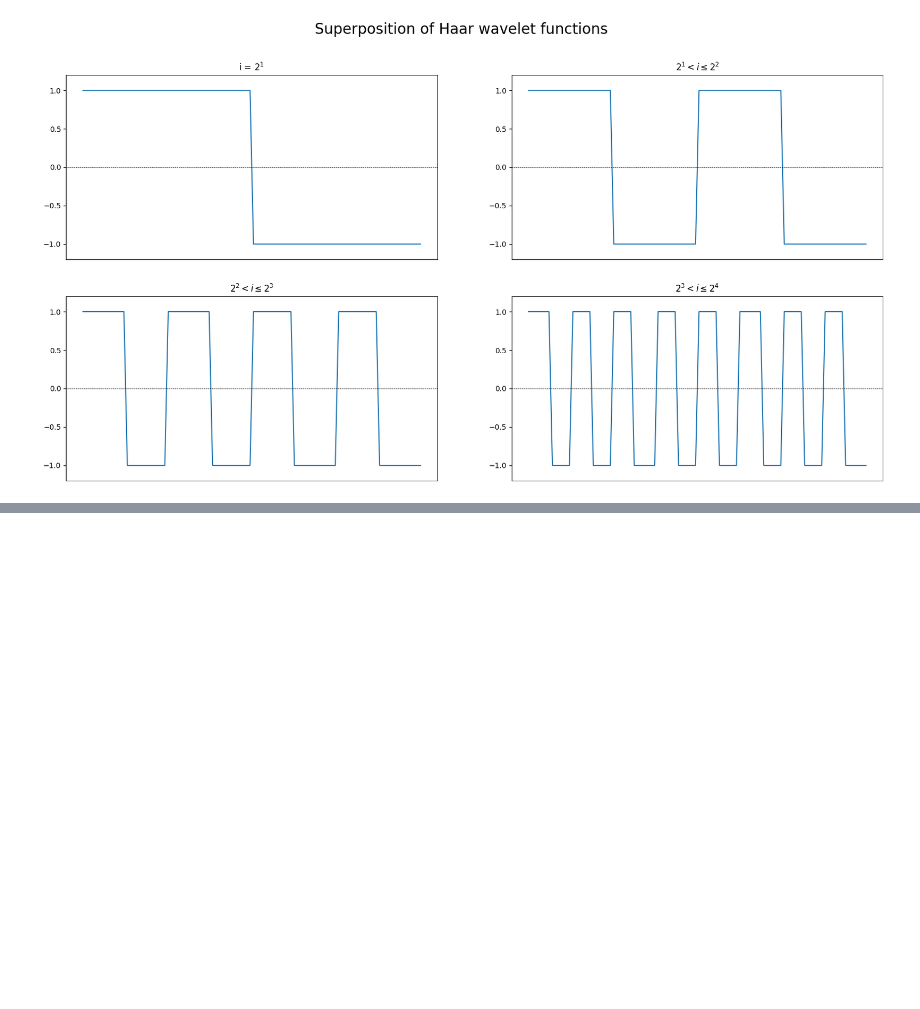
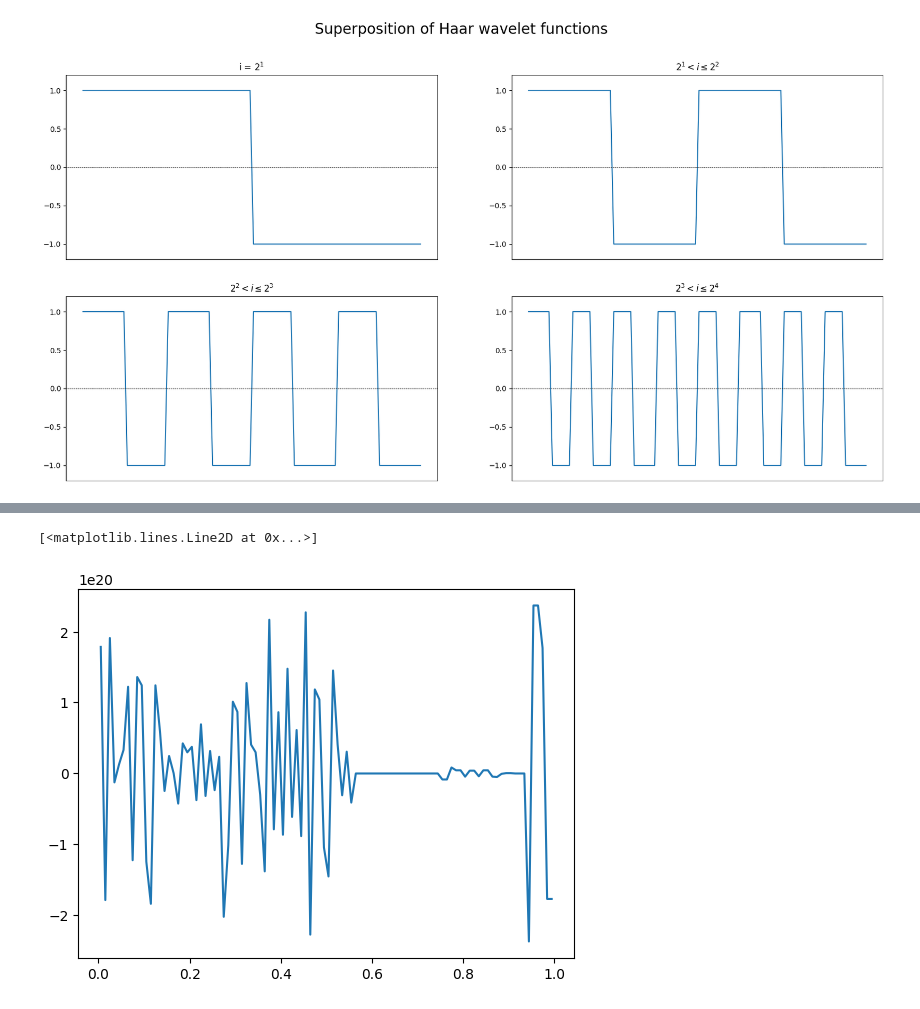
Before and after one commit to kabio05/HOHWM_Integral_Equations, a Jupyter notebook: HOHWM.ipynb, the cells around one changed output, grey strips where cells are left out. Saved outputs shown, nothing was run; the diff lists cells and outputs as text; code cells hidden in the pictures; blank space fills up the shorter version.

```diff
--- a/HOHWM.ipynb
+++ b/HOHWM.ipynb
@@ -116,0 +195,26 @@ plt.show()
+# %%
+B = f(x) - f(0) / (1 - S_2) * V_b # matrix B of linear system Ax = B
+# %%
+M_d = haar_int_1_mat(x, N)
+
+M_e = np.outer(np.ones(N), S_1/ (1 - S_2))
+
+M_f_r = np.zeros(N)
+M_f_c = np.zeros(N)
+for k in range(N):
+    M_f_r= 1/N * K(x, t[k])
+    M_f_c = (S_1/ (1 - S_2) - haar_int_1(t, k + 1))
+M_f = np.outer(M_f_r, M_f_c)
+# %%
+A = M_d + M_e + M_f # matrix A of the linear system Ax = B
+# %%
+coef_haar = np.linalg.solve(A, B) # solve the linear system Ax = B
+# %%
+# form the result of the approximation
+u_haar = np.zeros(N)
+for k in range(N):
+    u_haar += coef_haar[k] * haar_vec(x, k + 1)
+plt.plot(x, u_haar, label='Haar wavelet approximation')
+# %% [output]
+[<matplotlib.lines.Line2D at 0x...>]
+[figure, added]
```
Also changed, not shown: parts of 7 cells of this notebook, 1 other file.
